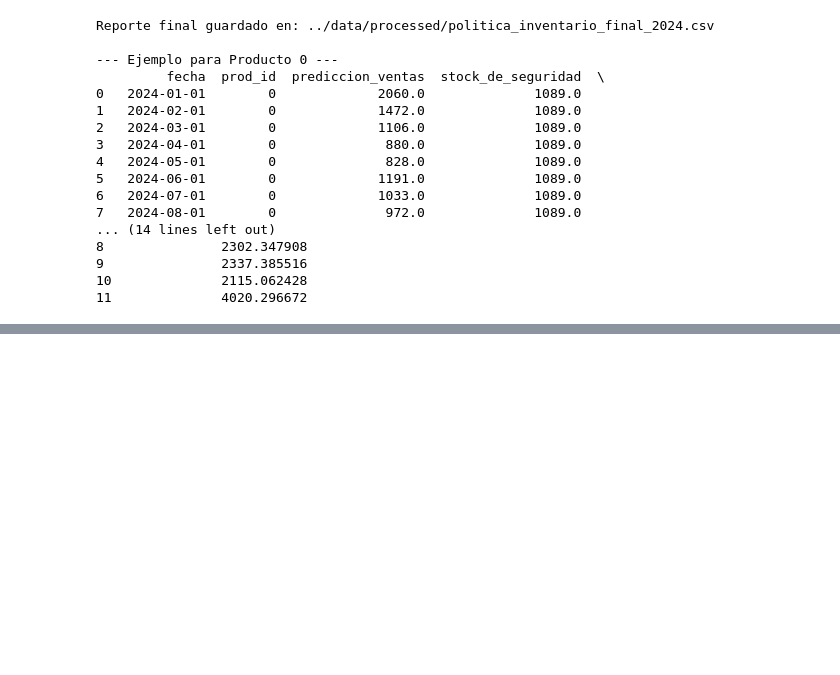
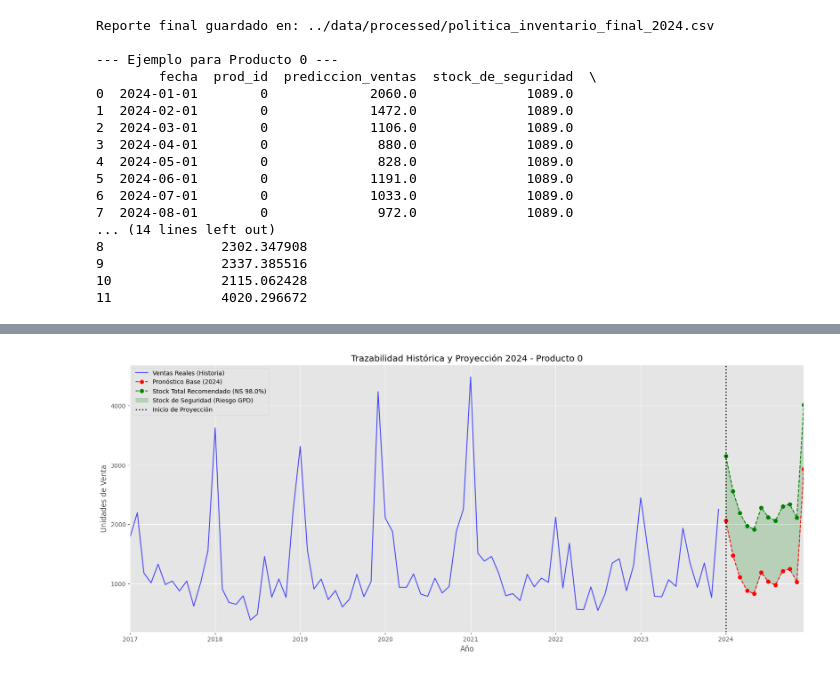
Before and after one commit to lugerlakes/agricultural_demand_forecast, a Jupyter notebook: notebooks/04-generar_reporte_final.ipynb, the cells around one changed output, grey strips where cells are left out. Cells and saved outputs as stored; diff of their text form; code cells hidden in the pictures; blank space fills up the shorter version.

```diff
--- a/notebooks/04-generar_reporte_final.ipynb
+++ b/notebooks/04-generar_reporte_final.ipynb
@@ -218,3 +223,94 @@ Reporte final guardado en: ../data/processed/politica_inventario_final_2024.csv
 9               2337.385516
 10              2115.062428
 11              4020.296672
+# %%
+# --- 1. Cargar el historial COMPLETO de ventas ---
+# Necesitamos el archivo raw original para obtener las ventas pasadas
+path_datos_raw = '../data/raw/demanding_forecast.csv'
+df_historial = pd.read_csv(path_datos_raw)
+df_historial['fecha'] = pd.to_datetime(df_historial['fecha'])
+
+# --- 2. Definir producto y Nivel de Servicio (otra vez, por si acaso) ---
+PRODUCT_ID_TO_PLOT = 0
+NIVEL_SERVICIO_OBJETIVO = 0.98
+
+# --- 3. Preparar Dataframes para el gráfico ---
+
+# Historial (Ventas Reales 2012-2023)
+df_plot_hist = df_historial[df_historial['prod_id'] == PRODUCT_ID_TO_PLOT]
+
+# Pronóstico (Datos 2024 de df_final, que está en memoria)
+df_plot_fcst = df_final[df_final['prod_id'] == PRODUCT_ID_TO_PLOT]
+
+if df_plot_hist.empty or df_plot_fcst.empty:
+    print(f"No se pudieron encontrar datos históricos o de pronóstico para el Producto {PRODUCT_ID_TO_PLOT}")
+else:
+    print(f"Generando gráfico de trazabilidad para Producto {PRODUCT_ID_TO_PLOT}...")
+
+    # --- 4. Crear el Gráfico ---
+    plt.figure(figsize=(20, 8)) # Usamos un formato más ancho para ver la historia
+
+    # 1. Plotar el historial de ventas reales
+    plt.plot(
+        df_plot_hist['fecha'],
+        df_plot_hist['ventas'],
+        label='Ventas Reales (Historia)',
+        color='blue',
+        alpha=0.7 # Un poco transparente
+    )
+
+    # 2. Plotar el pronóstico base (Media)
+    plt.plot(
+        df_plot_fcst['fecha'],
+        df_plot_fcst['prediccion_ventas'],
+        label='Pronóstico Base (2024)',
+        color='red',
+        linestyle='--',
+        marker='o'
+    )
+
+    # 3. Plotar el stock total recomendado (Límite superior)
+    plt.plot(
+        df_plot_fcst['fecha'],
+        df_plot_fcst['stock_total_recomendado'],
+        label=f'Stock Total Recomendado (NS {NIVEL_SERVICIO_OBJETIVO*100}%)',
+        color='green',
+        linestyle='--',
+        marker='o'
+    )
+
+    # 4. Sombrear el stock de seguridad
+    plt.fill_between(
+        df_plot_fcst['fecha'],
+        df_plot_fcst['prediccion_ventas'],
+        df_plot_fcst['stock_total_recomendado'],
+        color='green',
+        alpha=0.2,
+        label='Stock de Seguridad (Riesgo GPD)'
+    )
+
+    # 5. La línea vertical de separación (¡CLAVE PARA EL IMPACTO!)
+    plt.axvline(
+        pd.to_datetime('2024-01-01'),
+        color='black',
+        linestyle=':',
+        linewidth=2,
+        label='Inicio de Proyección'
+    )
+
+    plt.title(f'Trazabilidad Histórica y Proyección 2024 - Producto {PRODUCT_ID_TO_PLOT}')
+    plt.ylabel('Unidades de Venta')
+    plt.xlabel('Año')
+
+    # Fijar límites del eje X para que no se vea tan vacío al inicio (opcional)
+    # Mostramos desde 2017 en lugar de 2012 para mejor visibilidad
+    plt.xlim(pd.to_datetime('2017-01-01'), pd.to_datetime('2024-12-01'))
+
+    plt.legend()
+    plt.grid(True)
+
+    plt.show()
+
+
+    plt.savefig('../reports/figures/trazabilidad_historica_prod_0.png', bbox_inches='tight')
+# %% [output]
@@ -220,0 +318 @@ Reporte final guardado en: ../data/processed/politica_inventario_final_2024.csv
+[figure, added]
```
Also changed, not shown: parts of 3 cells of this notebook, 3 other files.
